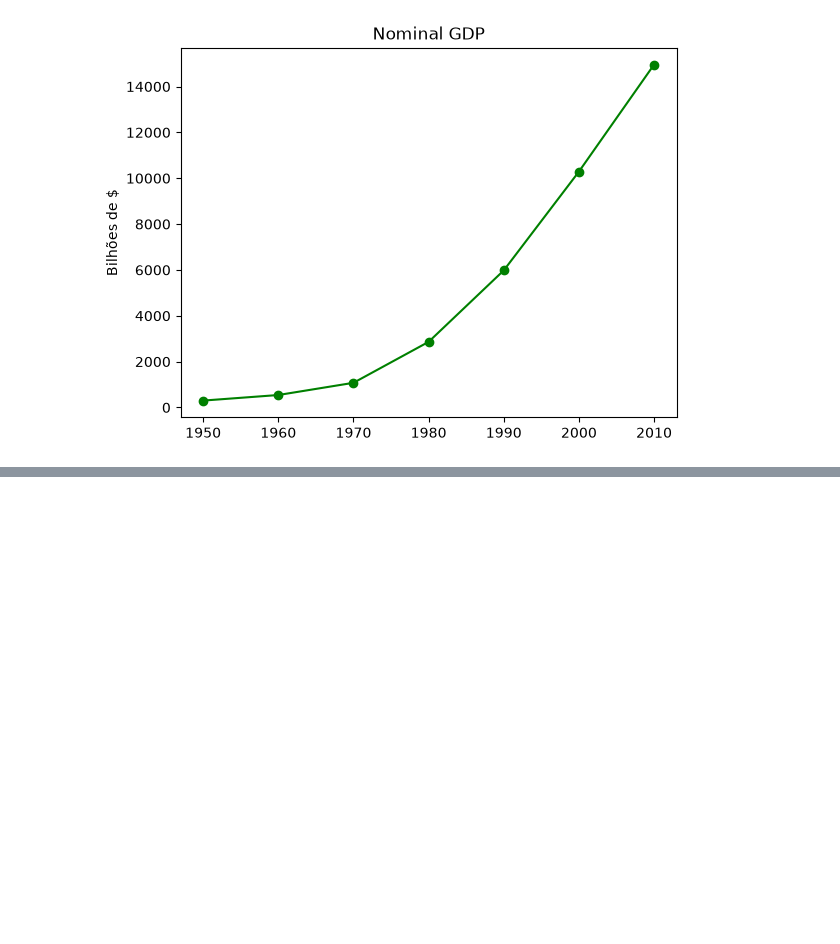
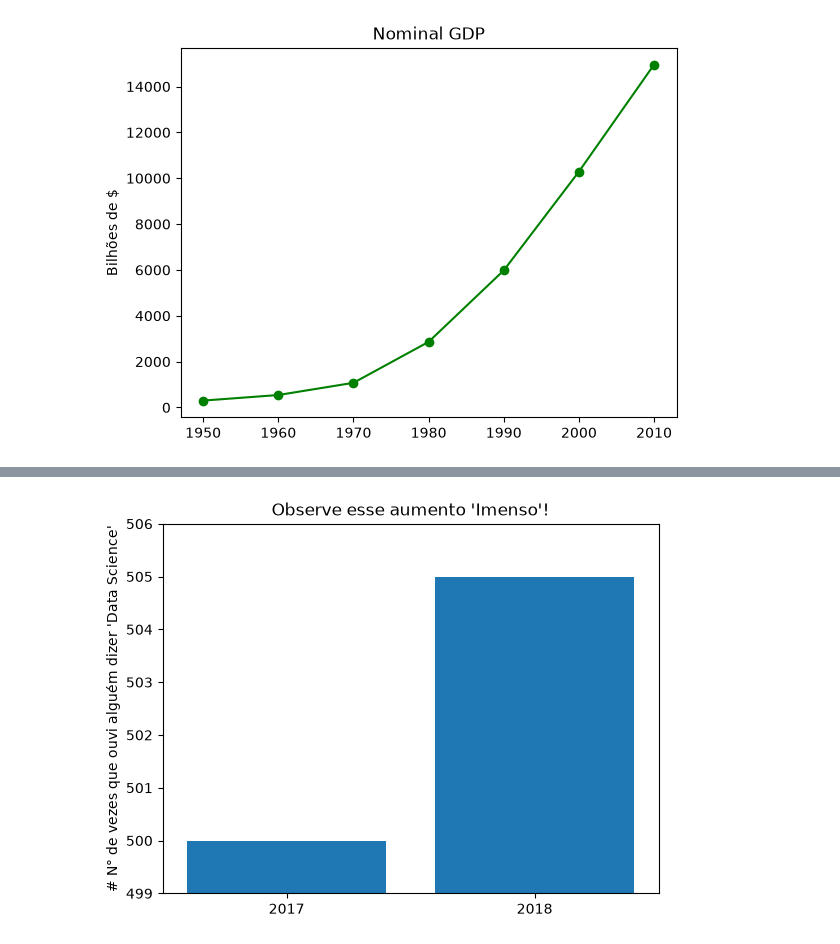
Before and after one commit to AndreLuis0106/data_science_do_zero, a Jupyter notebook: capitulo_3_visualizando_dados/cap_3.ipynb, the cells around one changed output, grey strips where cells are left out. Saved outputs shown, nothing was run; the diff lists cells and outputs as text; code cells hidden in the pictures; blank space fills up the shorter version.

```diff
--- a/capitulo_3_visualizando_dados/cap_3.ipynb
+++ b/capitulo_3_visualizando_dados/cap_3.ipynb
@@ -14,0 +52,13 @@ plt.show()
+# %%
+mentions = [500, 505]
+years = [2017, 2018]
+# %%
+plt.bar(years, mentions, 0.8)
+plt.xticks(years)
+plt.ylabel("# N° de vezes que ouvi alguém dizer 'Data Science'")
+plt.ticklabel_format(useOffset=False)
+plt.axis([2016.5, 2018.5, 499, 506])
+plt.title("Observe esse aumento 'Imenso'!")
+plt.show()
+# %% [output]
+[figure, added]
```
Also changed, not shown: parts of 9 cells of this notebook.
